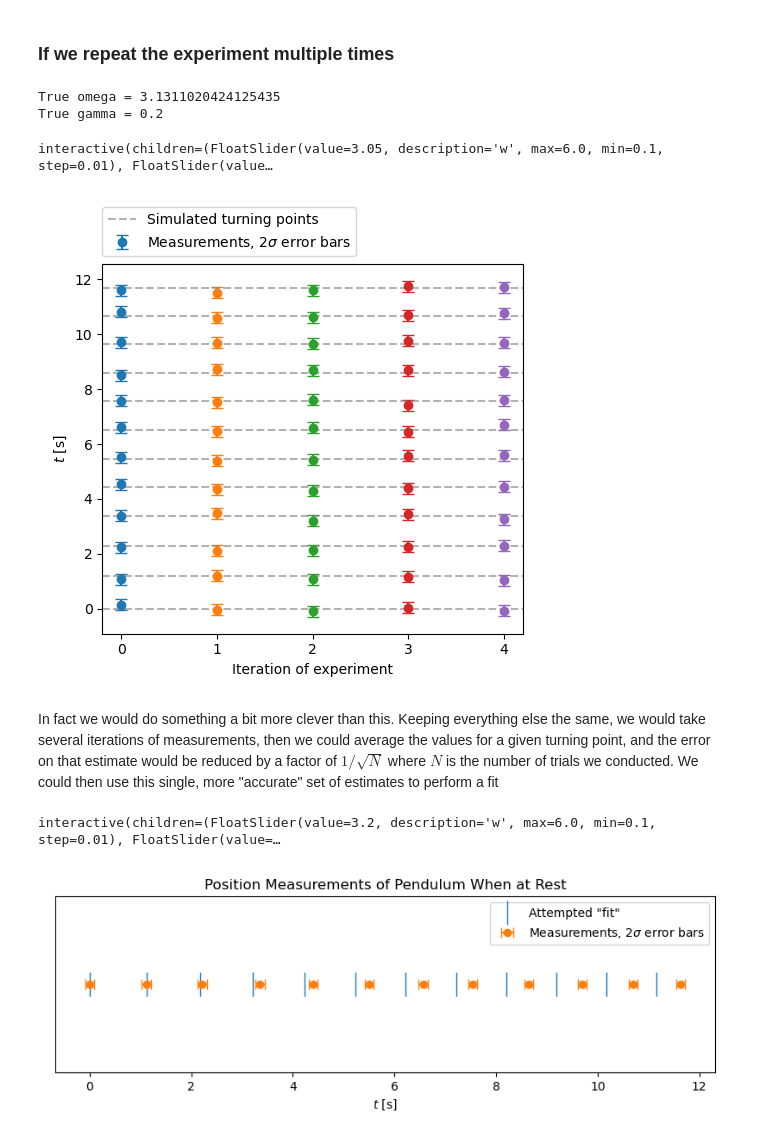
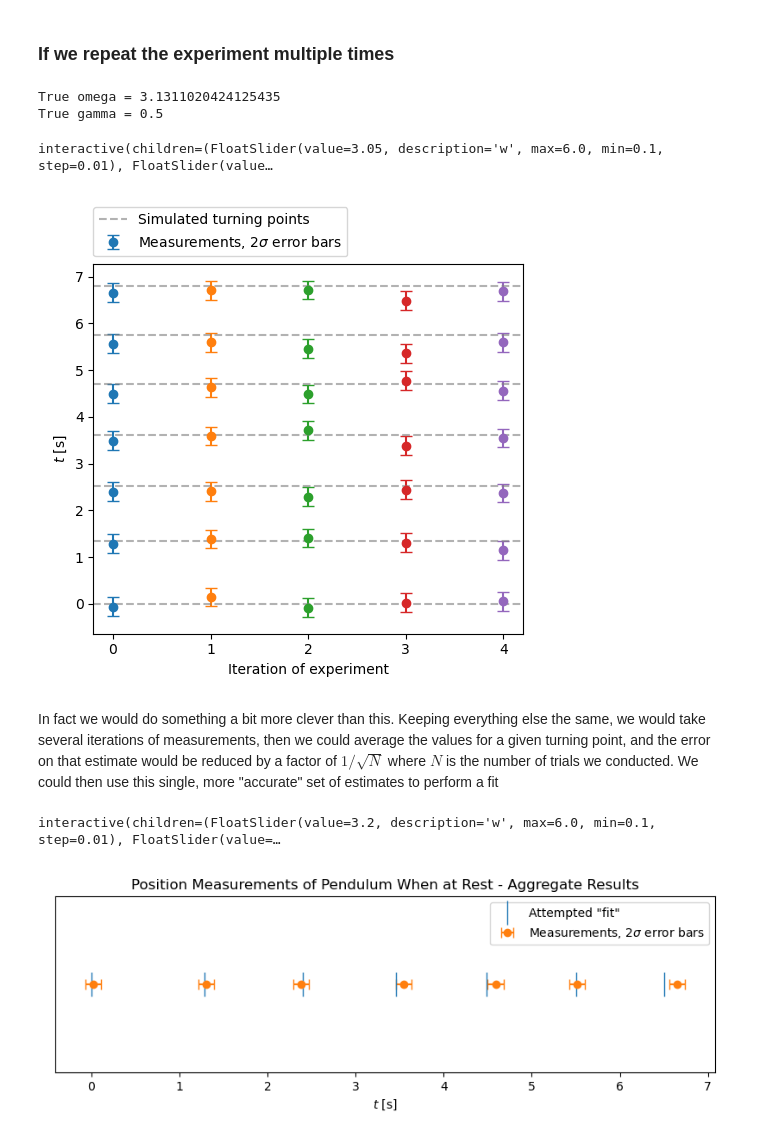
Before and after one commit to hbelzer/8.13-code-snippets, a Jupyter notebook: L0-Pendulum/simulate_pendulum.ipynb, the cells around one changed output. Saved outputs shown, nothing was run; the diff lists cells and outputs as text; code cells hidden in the pictures.

```diff
--- a/L0-Pendulum/simulate_pendulum.ipynb
+++ b/L0-Pendulum/simulate_pendulum.ipynb
@@ -94,7 +93,7 @@ def small_angle_theta(t, theta0 = np.pi/8, omega = np.sqrt(g_cambridge/L)):   #
 # Make a plot
 num_timesteps = 10000
 
-t_values = np.linspace(0, 7, num_timesteps)
+t_values = np.linspace(0, 10, num_timesteps)
 small_angle_theta_values = small_angle_theta(t_values)  # numpy operations automatically broadcast calculation over whole array of t values
                                                         # We also use the default values for theta0 and omega
 
@@ -425,7 +424,8 @@ theta_measurement_error = 0.2 # 2sigma (95% confidence) error on theta measureme
 t_measurement_error = 0.2 # 2sigma (95% confidence) error on t measurements [s]
 
 large_theta0 = 0.7*np.pi
-gamma=0.5
+true_gamma=0.5
+
 
 theta_drag_error, v_drag_error = integrate(v_update_pendulum_drag, t_values, theta0=large_theta0, gamma=gamma)
 # (could also have used v_update_pendulum_drag_forced since the default F is zero.)
@@ -727,10 +731,9 @@ interactive(children=(FloatSlider(value=3.2, description='w', max=6.0, min=0.1,
 ### If we repeat the experiment multiple times
 # %%
 # Set parameters
-t_values = np.linspace(0,12,num_timesteps)
 num_experiment_iterations = 5
-true_theta0 = 0.5 * np.pi # assumed we know perfectly
-true_gamma = 0.2
+true_theta0 = large_theta0 # assumed we know perfectly
+
 
 print(f"True omega = {np.sqrt(g_cambridge/L)}")
 print(f"True gamma = {true_gamma}")
@@ -766,35 +769,35 @@ plt.ylabel(r"$t$ [s]")
 plt.xlabel("Iteration of experiment")
 plt.legend(loc=(0,1.02))
 plt.xticks(range(num_experiment_iterations))
 plt.tight_layout()
 # You may need to run plt.show() here depending on your jupyter setup
 #plt.show
 
 # Define a function which updates the plot data when slider changes
 def update(w = 3.05, gamma=0.45):
     theta, v = integrate(v_update_pendulum_drag, t_values, theta0=true_theta0, gamma=gamma, omega=w)
 
     indices_local_extrema = find_turning_points(theta)
 
     mock_data_times = t_values[indices_local_extrema].copy()
 
     # Get rid of old lines
     global lines # lines is a variable outside the scope of this function that we want to edit
     for line in lines:
         line.remove()
 
     # make new ones
     lines = [plt.axhline(t, color="gray", ls='--', alpha=0.6) for t in mock_data_times]
 
     fig.canvas.draw_idle()
 
 # Run the interaction
 interact(update, w = (0.1, 6.0, 0.01), gamma = (0.0, 3.0, 0.02));
 # %% [output]
 True omega = 3.1311020424125435
-True gamma = 0.2
+True gamma = 0.5
 interactive(children=(FloatSlider(value=3.05, description='w', max=6.0, min=0.1, step=0.01), FloatSlider(value…
-[figure, old version]
+[figure, new version]
 # %% [markdown]
 In fact we would do something a bit more clever than this. Keeping everything else the same, we would take several iterations of measurements, then we could average the values for a given turning point, and the error on that estimate would be reduced by a factor of $1/\sqrt{N}$ where $N$ is the number of trials we conducted. We could then use this single, more "accurate" set of estimates to perform a fit
 # %%
@@ -813,7 +816,7 @@ plt.errorbar(averaged_turning_times, np.zeros_like(averaged_turning_times), xerr
 line, = ax.plot([], [], '|', alpha=1.0, color='C0', label="Attempted \"fit\"", markersize=20) # Make sure you assign the plot object to a variable,
 
 plt.xlabel(r"$t$ [s]")
-plt.title(r"Position Measurements of Pendulum When at Rest")
+plt.title(r"Position Measurements of Pendulum When at Rest - Aggregate Results")
 plt.yticks([])
 #plt.ylim(-0.2,0.4)
 plt.legend()
@@ -838,4 +841,4 @@ plt.tight_layout()
 interact(update, w = (0.1, 6.0, 0.01), gamma = (0.0, 3.0, 0.01));
 # %% [output]
 interactive(children=(FloatSlider(value=3.2, description='w', max=6.0, min=0.1, step=0.01), FloatSlider(value=…
-[figure, old version]
+[figure, new version]
```
Also changed, not shown: parts of 13 cells of this notebook.
